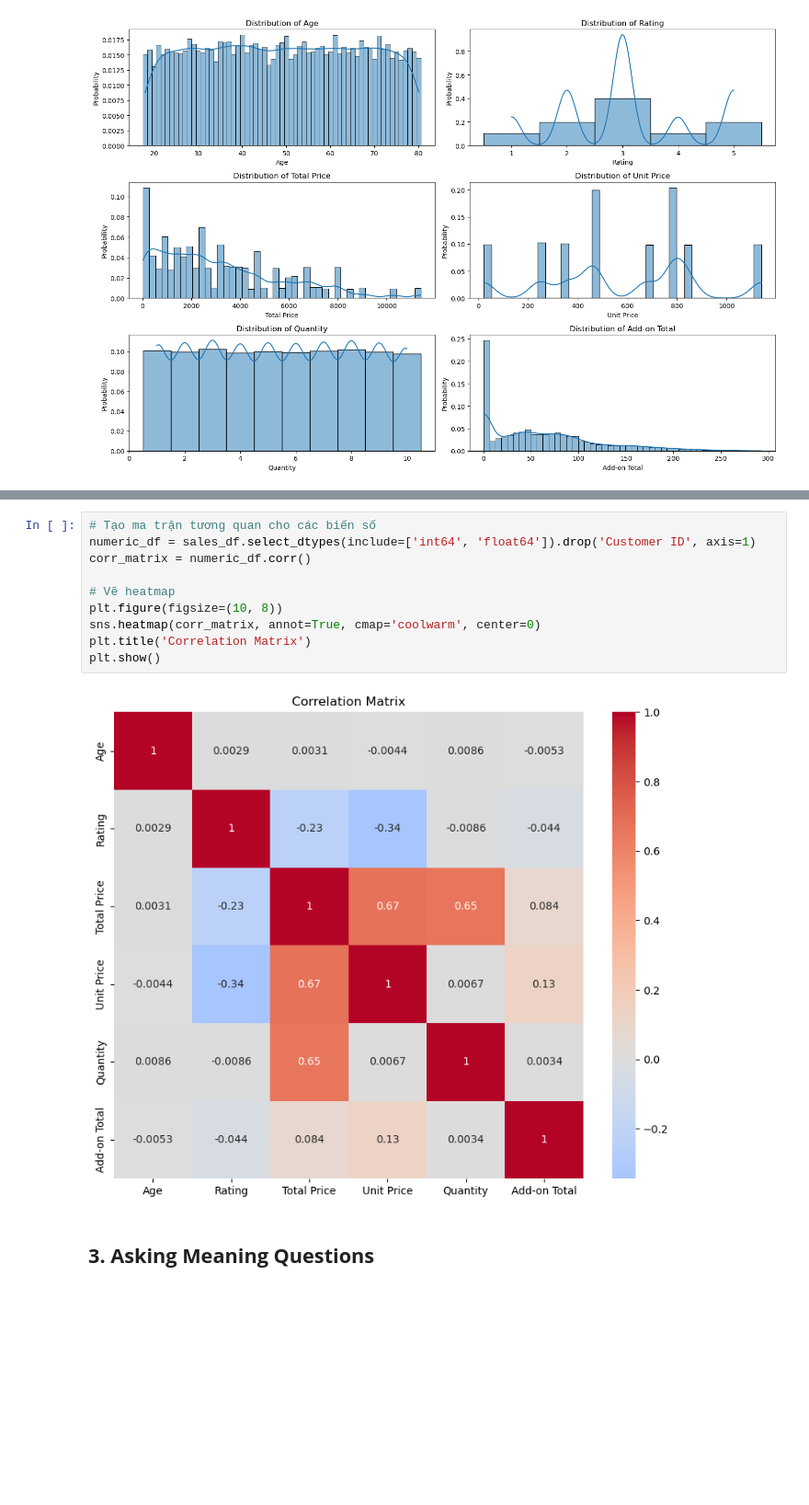
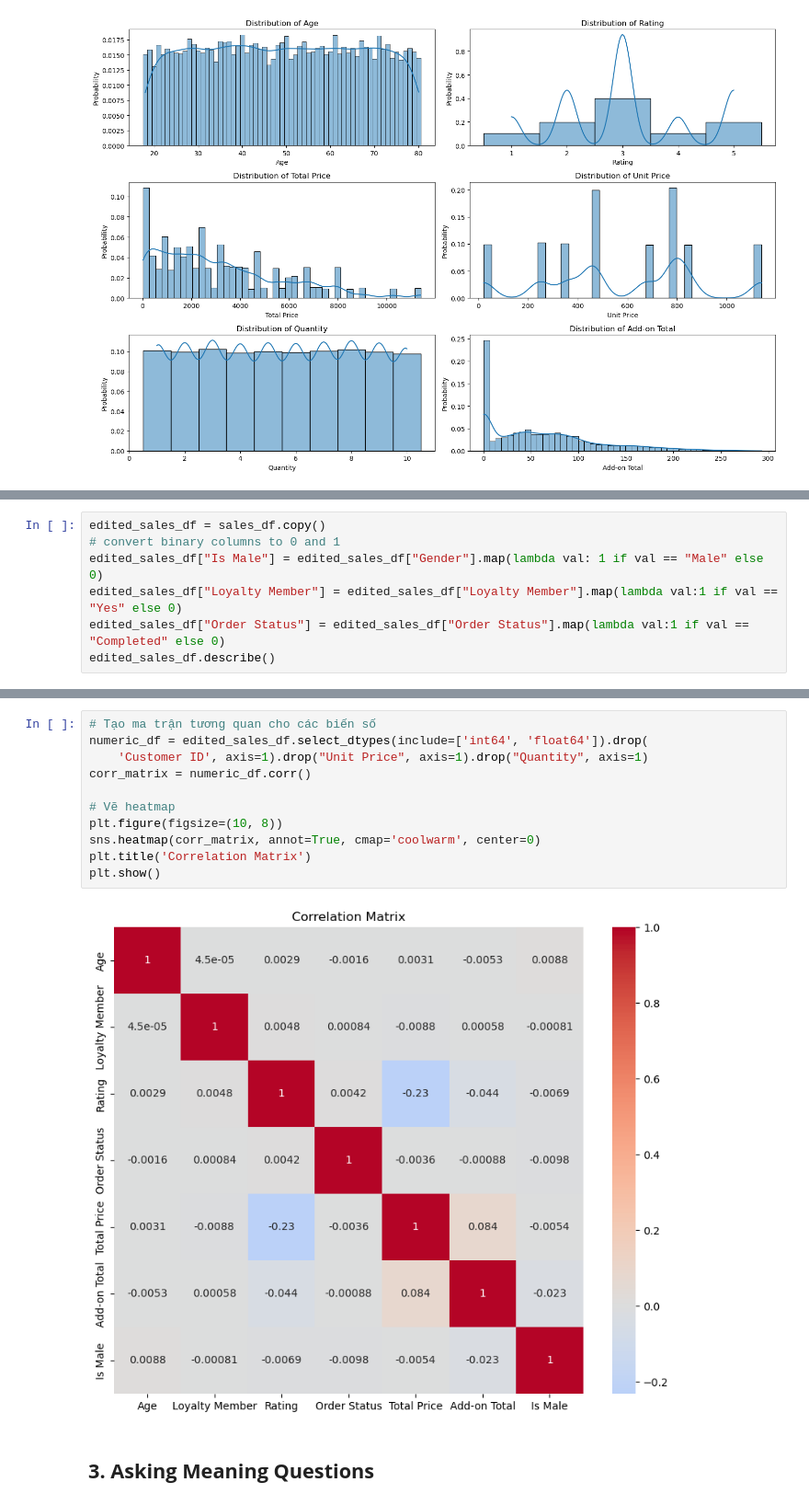
Before and after one commit to LtnLinh/CSC17104-Programming-for-Data-Science, a Jupyter notebook: Notebook.ipynb, the cells around one changed output, grey strips where cells are left out. Shown at 92% size. Drawn from its saved outputs; the diff is of its cells as text; blank space fills up the shorter version.

```diff
--- a/Notebook.ipynb
+++ b/Notebook.ipynb
@@ -238,0 +295,7 @@ for i, col in enumerate(numeric_cols):
+# %%
+edited_sales_df = sales_df.copy()
+# convert binary columns to 0 and 1
+edited_sales_df["Is Male"] = edited_sales_df["Gender"].map(lambda val: 1 if val == "Male" else 0)
+edited_sales_df["Loyalty Member"] = edited_sales_df["Loyalty Member"].map(lambda val:1 if val == "Yes" else 0)
+edited_sales_df["Order Status"] = edited_sales_df["Order Status"].map(lambda val:1 if val == "Completed" else 0)
+edited_sales_df.describe()
@@ -239,15 +312,16 @@ for i, col in enumerate(numeric_cols):
 # %%
 # Tạo ma trận tương quan cho các biến số
-numeric_df = sales_df.select_dtypes(include=['int64', 'float64']).drop('Customer ID', axis=1)
+numeric_df = edited_sales_df.select_dtypes(include=['int64', 'float64']).drop(
+    'Customer ID', axis=1).drop("Unit Price", axis=1).drop("Quantity", axis=1)
 corr_matrix = numeric_df.corr()
 
 # Vẽ heatmap
 plt.figure(figsize=(10, 8))
 sns.heatmap(corr_matrix, annot=True, cmap='coolwarm', center=0)
 plt.title('Correlation Matrix')
 plt.show()
 # %% [output]
-[figure, old version]
+[figure, new version]
 # %% [markdown]
 ## **3. Asking Meaning Questions**
 # %% [markdown]
```
Also changed, not shown: parts of 7 cells of this notebook.
